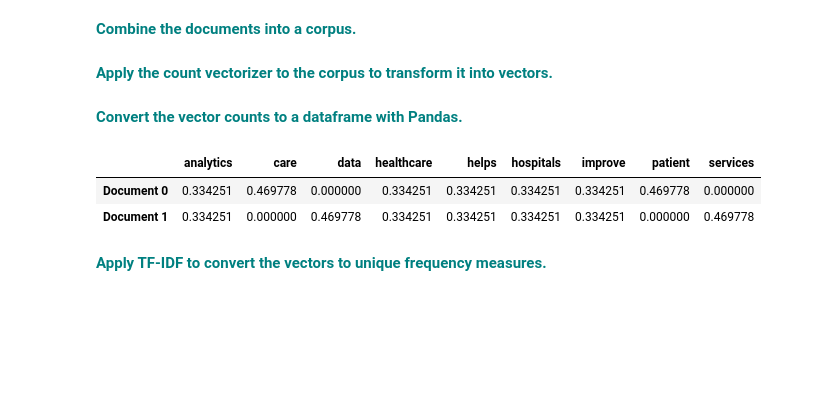
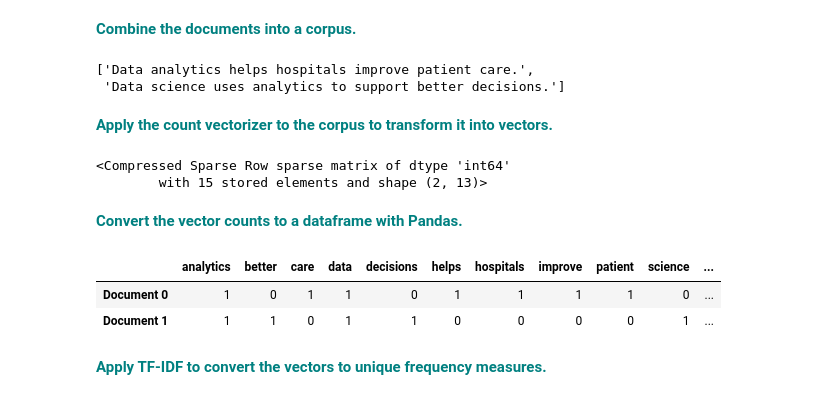
Before and after one commit to josytong/DataScienceTrack, a Jupyter notebook: CaseStudies/CosineSimilarity/Cosine_Similarity_Case_Study.ipynb, the cells around one changed output. Cells and saved outputs as stored; diff of their text form; code cells hidden in the pictures; blank space fills up the shorter version.

```diff
--- a/CaseStudies/CosineSimilarity/Cosine_Similarity_Case_Study.ipynb
+++ b/CaseStudies/CosineSimilarity/Cosine_Similarity_Case_Study.ipynb
@@ -180,22 +174,36 @@ corpus = [Document1, Document2]
+# %%
+Document1 = "Data analytics helps hospitals improve patient care."
+Document2 = "Data science uses analytics to support better decisions."
+
+corpus = [Document1, Document2]
+corpus
+# %% [output]
+['Data analytics helps hospitals improve patient care.',
+ 'Data science uses analytics to support better decisions.']
 # %% [markdown]
  **<font color='teal'> Apply the count vectorizer to the corpus to transform it into vectors.</font>**
 # %%
-from sklearn.feature_extraction.text import CountVectorizer
-
 count_vect = CountVectorizer()
 X_train_counts = count_vect.fit_transform(corpus)
+
+X_train_counts
+# %% [output]
+<Compressed Sparse Row sparse matrix of dtype 'int64'
+        with 15 stored elements and shape (2, 13)>
 # %% [markdown]
  **<font color='teal'> Convert the vector counts to a dataframe with Pandas.</font>**
 # %%
-pd.DataFrame(
-    trsfm.toarray(),
-    columns=vectorizer.get_feature_names_out(),
+count_df = pd.DataFrame(
+    X_train_counts.toarray(),
+    columns=count_vect.get_feature_names_out(),
     index=['Document 0', 'Document 1']
 )
+
+count_df
 # %% [output]
-|  | analytics | care | data | healthcare | helps | hospitals | improve | patient | services |
-| Document 0 | 0.334251 | 0.469778 | 0.000000 | 0.334251 | 0.334251 | 0.334251 | 0.334251 | 0.469778 | 0.000000 |
-| Document 1 | 0.334251 | 0.000000 | 0.469778 | 0.334251 | 0.334251 | 0.334251 | 0.334251 | 0.000000 | 0.469778 |
+|  | analytics | better | care | data | decisions | helps | hospitals | improve | patient | science | ... |
+| Document 0 | 1 | 0 | 1 | 1 | 0 | 1 | 1 | 1 | 1 | 0 | ... |
+| Document 1 | 1 | 1 | 0 | 1 | 1 | 0 | 0 | 0 | 0 | 1 | ... |
 # %% [markdown]
  **<font color='teal'> Apply TF-IDF to convert the vectors to unique frequency measures.</font>**
 # %%
```
Also changed, not shown: parts of 4 cells of this notebook.
